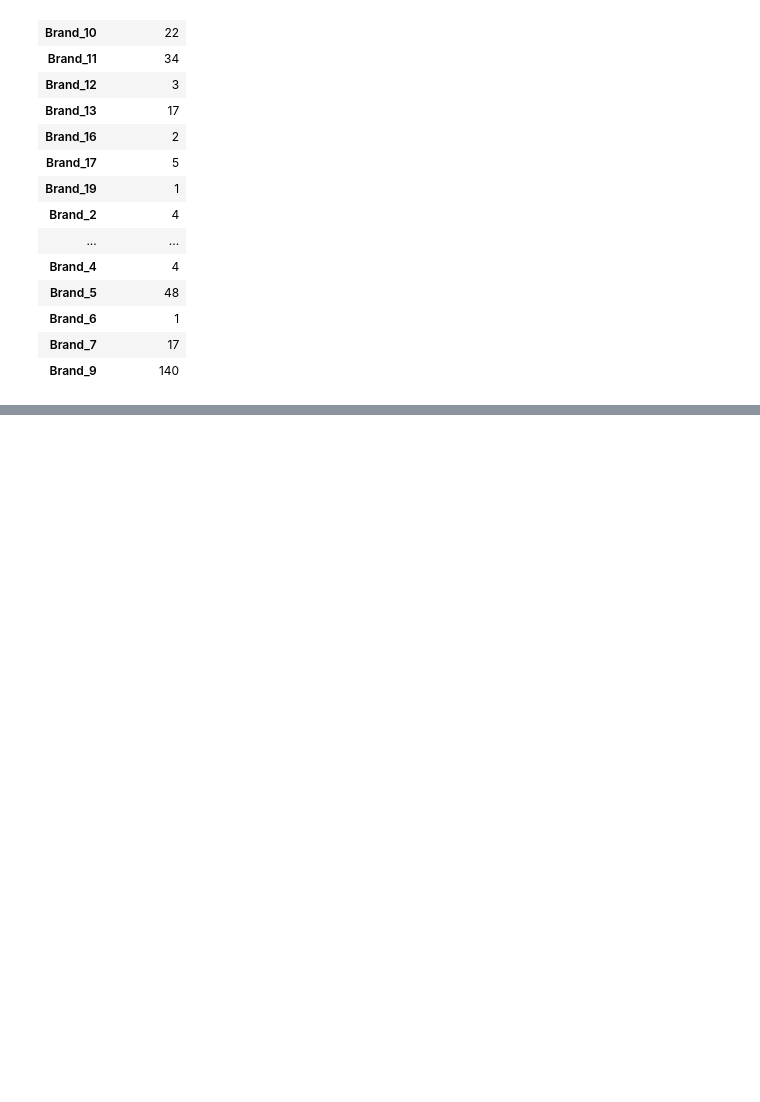
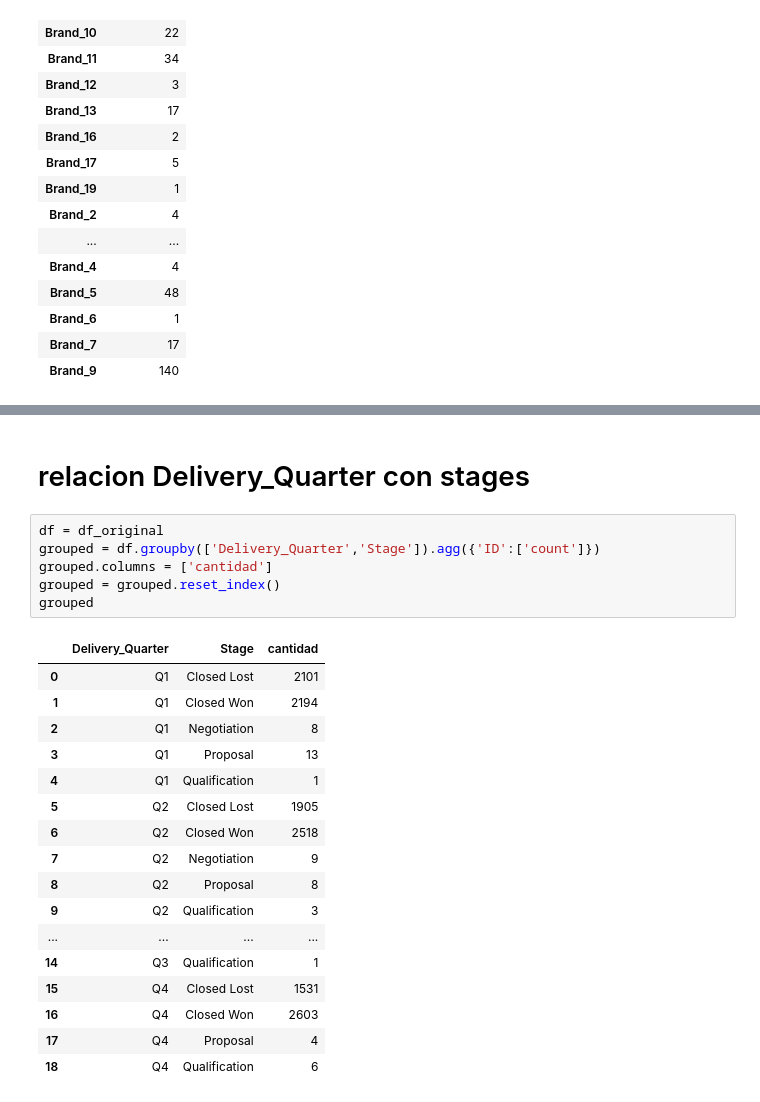
Before and after one commit to joaquinparodi/TP-DATOS, a Jupyter notebook: Analisis/Analisis Joaquin.ipynb, the cells around one changed output, grey strips where cells are left out. Drawn from its saved outputs; the diff is of its cells as text; blank space fills up the shorter version.

```diff
--- a/Analisis/Analisis Joaquin.ipynb
+++ b/Analisis/Analisis Joaquin.ipynb
@@ -176,0 +228,26 @@ pivoted.set_index('Brand')
+# %% [markdown]
+# relacion Delivery_Quarter con stages
+# %%
+df = df_original
+grouped = df.groupby(['Delivery_Quarter','Stage']).agg({'ID':['count']})
+grouped.columns = ['cantidad']
+grouped = grouped.reset_index()
+grouped
+# %% [output]
+|  | Delivery_Quarter | Stage | cantidad |
+| 0 | Q1 | Closed Lost | 2101 |
+| 1 | Q1 | Closed Won | 2194 |
+| 2 | Q1 | Negotiation | 8 |
+| 3 | Q1 | Proposal | 13 |
+| 4 | Q1 | Qualification | 1 |
+| 5 | Q2 | Closed Lost | 1905 |
+| 6 | Q2 | Closed Won | 2518 |
+| 7 | Q2 | Negotiation | 9 |
+| 8 | Q2 | Proposal | 8 |
+| 9 | Q2 | Qualification | 3 |
+| ... | ... | ... | ... |
+| 14 | Q3 | Qualification | 1 |
+| 15 | Q4 | Closed Lost | 1531 |
+| 16 | Q4 | Closed Won | 2603 |
+| 17 | Q4 | Proposal | 4 |
+| 18 | Q4 | Qualification | 6 |
```
Also changed, not shown: parts of 10 cells of this notebook.
